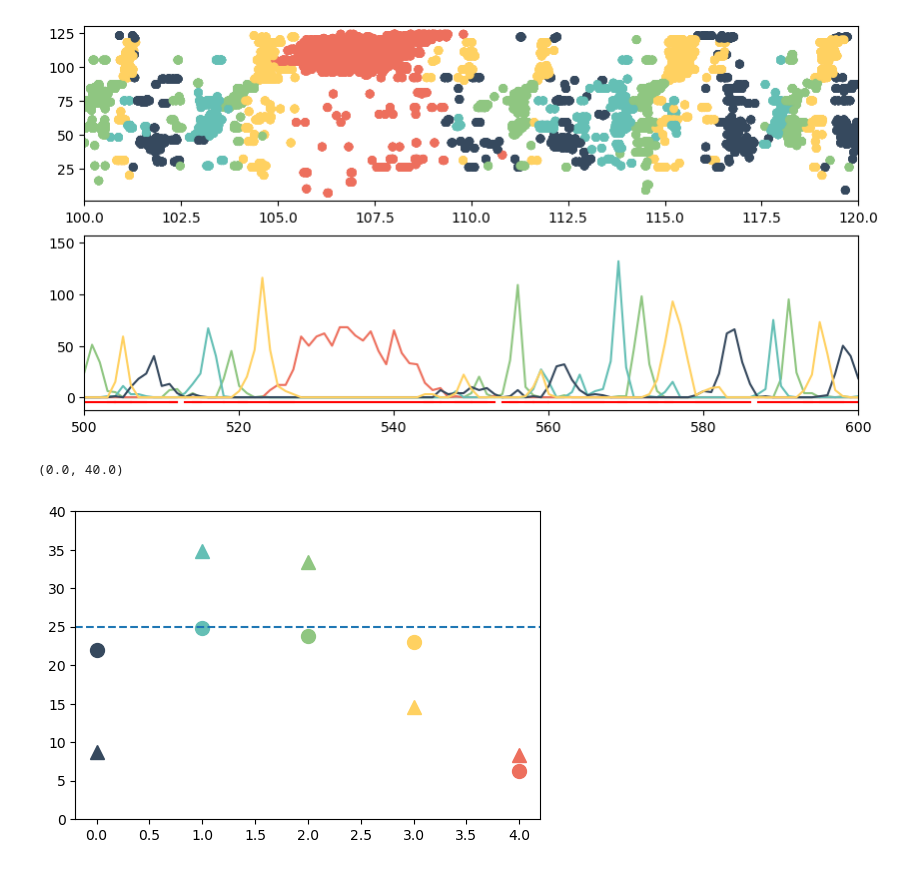
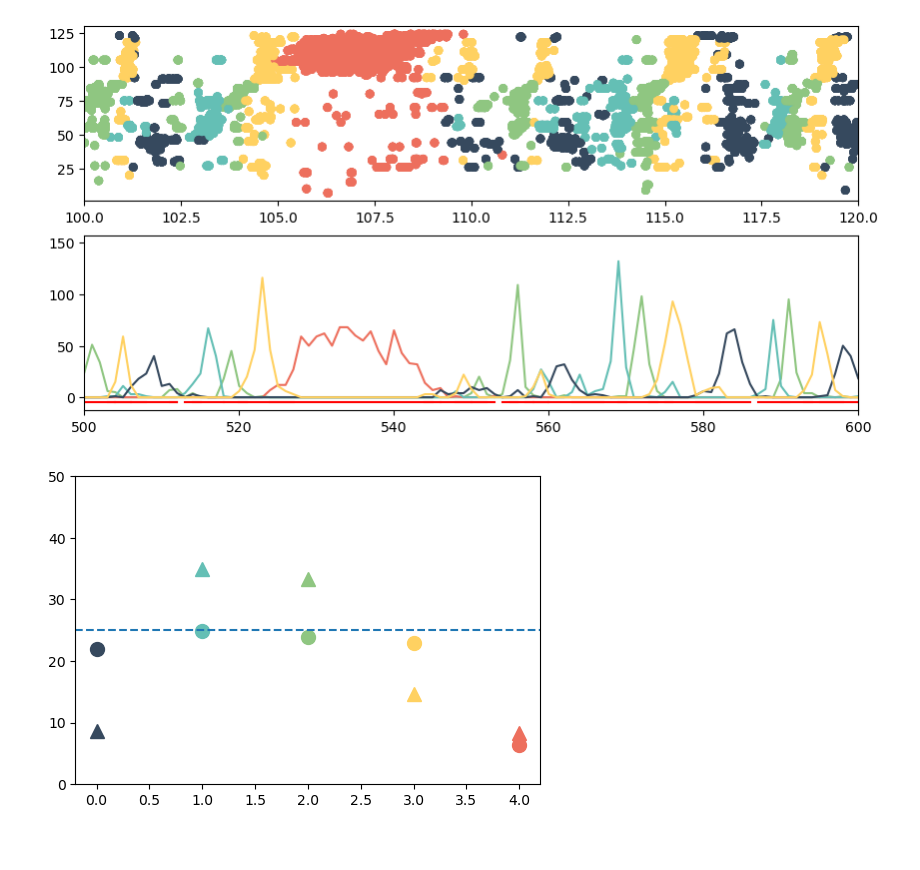
Before and after one commit to EmmettJT/sequences_analyse_PPSeq, a Jupyter notebook: revision_analysis/prioritisation_analysis/replay_disproportionality_plots.ipynb, the cells around one changed output. Saved outputs shown, nothing was run; the diff lists cells and outputs as text; code cells hidden in the pictures.

```diff
--- a/revision_analysis/prioritisation_analysis/replay_disproportionality_plots.ipynb
+++ b/revision_analysis/prioritisation_analysis/replay_disproportionality_plots.ipynb
@@ -104,6 +104,12 @@ def load_in_sleep_state_scoring(mouse):
     print('----------------------')
 
     return nrem_start_ends,rem_start_ends,mouse_org_data_path,old_data
+
+def SaveFig(file_name,figure_dir):
+    if not os.path.isdir(figure_dir):
+        os.makedirs(figure_dir)
+    plt.savefig(figure_dir + file_name, bbox_inches='tight')
+    plt.show()
 # %%
 sleep_pp_path = r"Z:\projects\sequence_squad\ppseq_finalised_publication_data\expert\postsleep\\"
 # expert_mice = [item.split('run')[0][0:-1] for item in os.listdir(awake_pp_path)]
@@ -1376,24 +1386,26 @@ Success! Loaded sleep state score files for mouse: 178_1_7.
 # %%
 awake_totals = []
 for seq_id in seq_order:
     awake_seqs = seq_events_dict[str(seq_id+1)]
     awake_totals+=[len(awake_seqs)]
 awake_proportions = np.array(awake_totals)/sum(awake_totals)
 
 total_seqs = []
 for i in range(len(seq_order)):
     total_seqs += [sum([item[i] for item in total_seqs_chunk])]
 replay_proportions = np.array(total_seqs)/sum(total_seqs)
 
 fig, ax = plt.subplots(1, 1, figsize=(6 , 4))
 
 col = np.array(seq_colours)[np.array(seq_order)+1]
 
 for i,item in enumerate(awake_proportions):
    ax.plot(i,awake_proportions[i]*100,'o', color = col[i], markersize = 10)
    ax.plot(i,replay_proportions[i]*100,'^', color = col[i], markersize = 10)
 ax.axhline(25, linestyle = '--')
-ax.set_ylim(0,40)
+ax.set_ylim(0,50)
+
+# save fig
+SaveFig('awake_sleep_proportions.pdf',r"C:\Users\Emmett Thompson\Documents\plots\\")
 # %% [output]
-(0.0, 40.0)
-[figure, old version]
+[figure, new version]
```
Also changed, not shown: parts of 2 cells of this notebook, 4 other files.
